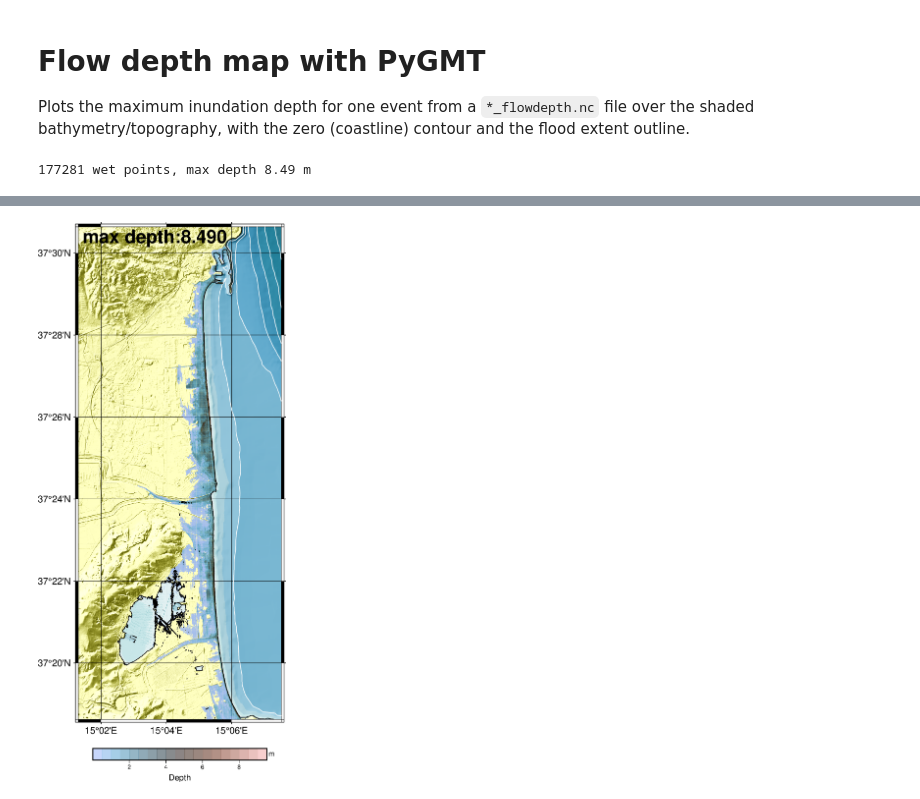
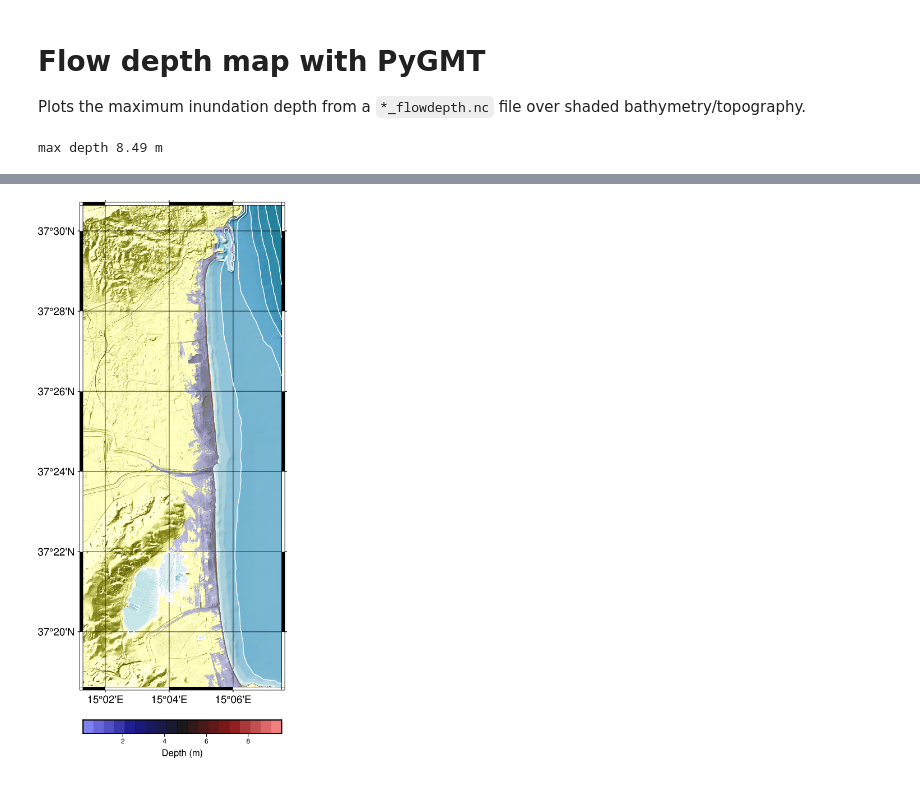
Before and after one commit to naveenragur/ML4SicilyTsunami, a Jupyter notebook: scripts/interactive/plot_flowdepth_pygmt.ipynb, the cells around one changed output, grey strips where cells are left out. Saved outputs shown, nothing was run; the diff lists cells and outputs as text; code cells hidden in the pictures.

Commit message:
plot for andrea

```diff
--- a/scripts/interactive/plot_flowdepth_pygmt.ipynb
+++ b/scripts/interactive/plot_flowdepth_pygmt.ipynb
@@ -1,6 +1,6 @@
 # %% [markdown]
 # Flow depth map with PyGMT
-Plots the maximum inundation depth for one event from a `*_flowdepth.nc` file over the shaded bathymetry/topography, with the zero (coastline) contour and the flood extent outline.
+Plots the maximum inundation depth from a `*_flowdepth.nc` file over shaded bathymetry/topography.
 # %%
 import numpy as np
 import xarray as xr
@@ -26,41 +15,23 @@ else:
 # %%
 grid = xr.open_dataset(bathy_file)
-ds = xr.open_dataset(depth_file)
-da = ds[depth_var]
+xmin, xmax = grid['x'].min().values, grid['x'].max().values
+ymin, ymax = grid['y'].min().values, grid['y'].max().values
 
-# Flatten the 2D depth grid into lon/lat/depth points, dropping dry cells
-xname, yname = da.dims[-1], da.dims[-2]
-lon2d, lat2d = np.meshgrid(da[xname].values, da[yname].values)
-depth = da.values.astype(float)
-wet = np.isfinite(depth) & (depth >= min_depth)
-lon, lat, dep = lon2d[wet], lat2d[wet], depth[wet]
-
-xmin, xmax = float(grid['x'].min()), float(grid['x'].max())
-ymin, ymax = float(grid['y'].min()), float(grid['y'].max())
-region = [xmin, xmax, ymin, ymax]
-print(f'{wet.sum()} wet points, max depth {dep.max():.2f} m')
+# Flow depth grid; dry cells and depths below min_depth are masked
+depth = xr.open_dataset(depth_file)['z']
+grid_depth = depth.where(depth > min_depth).rename({'lon': 'x', 'lat': 'y'})
+print(f'max depth {float(grid_depth.max()):.2f} m')
 # %% [output]
-177281 wet points, max depth 8.49 m
+max depth 8.49 m
 # %%
-# Flood extent grid (cm integer, 1 cm threshold) for the red outline
-extent = pygmt.xyz2grd(x=lon, y=lat, z=(dep * 100).astype(int), spacing='1s', region=region)
+fig = pygmt.Figure()
+pygmt.makecpt(cmap=cptfile_bathy, continuous=False)
+fig.grdimage(grid['z'], cmap=True, shading=True, region=[xmin, xmax, ymin, ymax], projection='M6c',
+             frame=['ag', 'x+lLongitude', 'y+lLatitude'])
+fig.grdcontour(grid['z'], levels=10, pen='0.5p,white', limit=[-100, 0], projection='M6c')
 
-fig = pygmt.Figure()
-
-# Basemap: shaded bathymetry/topography with bathymetric contours
-pygmt.makecpt(cmap=cpt_bathy, continuous=False)
-fig.grdimage(grid['z'], cmap=True, shading=True, region=region, projection=proj, frame=['ag'])
-fig.grdcontour(grid['z'], levels=10, pen='0.5p,white', limit=[-100, 0], projection=proj)
-
-# Flow depth
-pygmt.makecpt(cmap='berlin', series=[min_depth, 10, 0.5], transparency=50, background=True)
-fig.plot(x=lon, y=lat, fill=dep, style='s0.01c', cmap=True, projection=proj)
-
-# Coastline and flood extent
-fig.grdcontour(grid['z'], levels=1, limit=[-0.5, 0.5], annotation=False, pen='0.5p,black', projection=proj)
-fig.grdcontour(extent, levels=[1], limit=[0, 10], cut=10, pen='0.75p,red', projection=proj)
-
-fig.text(position=pos, text=f'max depth:{dep.max():.3f}', font=font, offset=offset, projection=proj)
-fig.colorbar(cmap=True, position='JBC+o0/1c+w6c/0.4c+h', frame=['a2', 'x+lDepth', 'y+lm'])
+pygmt.makecpt(cmap='split', series=[min_depth, 10, 0.5], transparency=10)
+fig.grdimage(grid_depth, cmap=True, projection='M6c', nan_transparent=True, transparency=50)
+fig.colorbar(frame=['a2', 'x+lDepth (m)'], position='JBC+w6c/0.4c+h+o0/1c')
 fig.show()
 # %% [output]
@@ -70 +38 @@ xyz2grd (gmtapi_init_grdheader): Please select compatible -R and -I values
-[figure, old version]
+[figure, new version]
```
Also changed, not shown: parts of 2 cells of this notebook.
